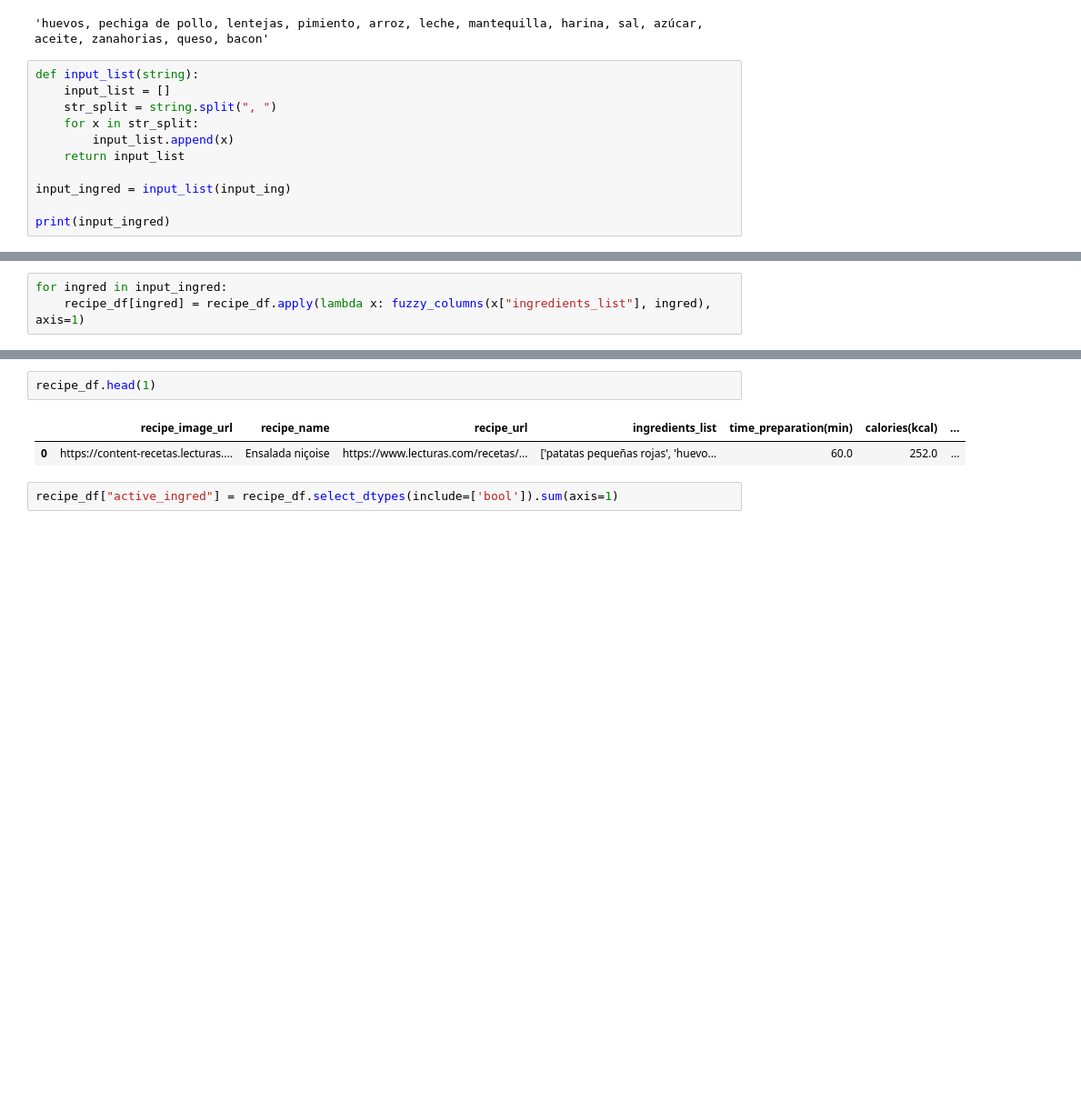
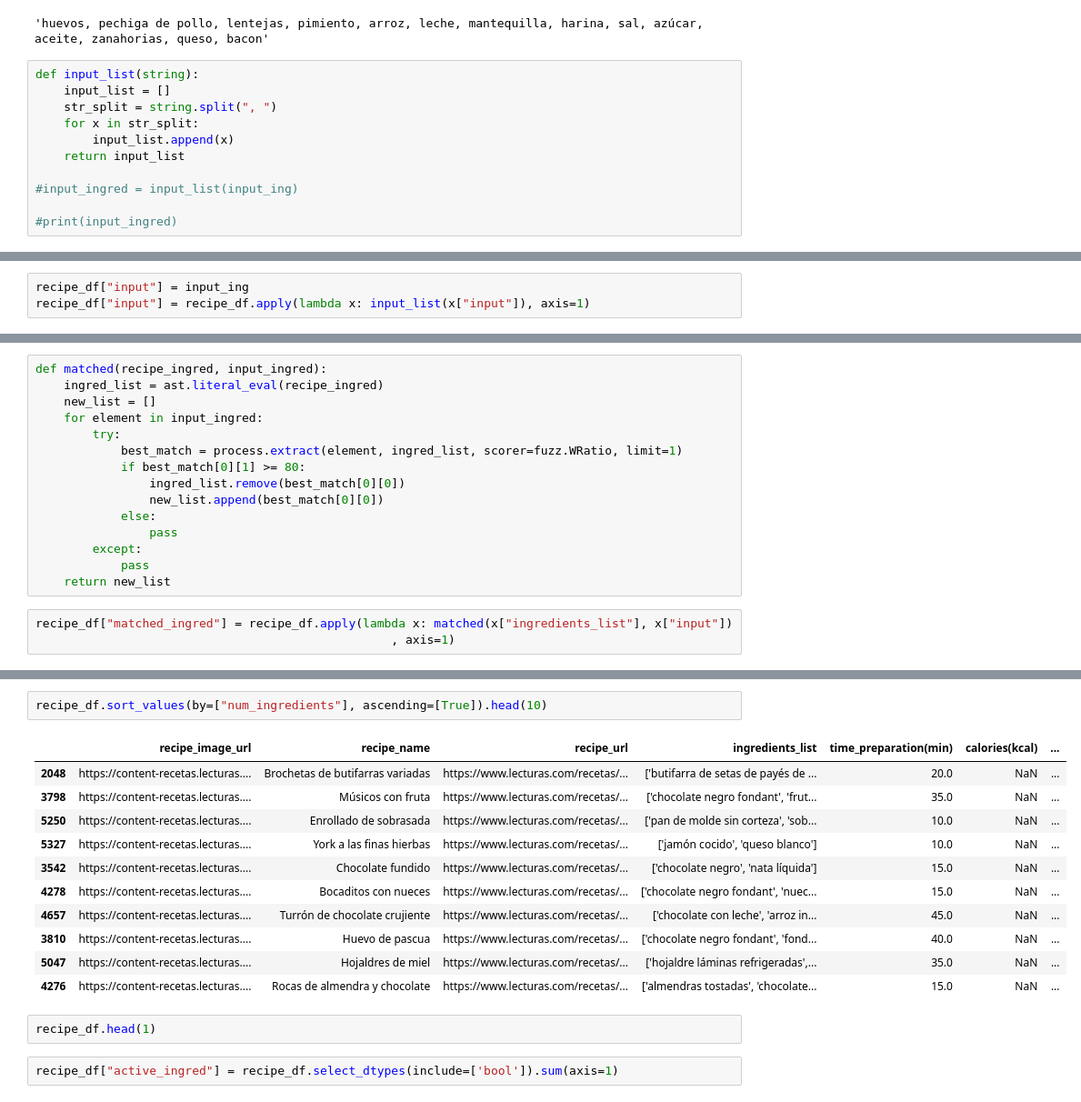
Before and after one commit to vkamg/Ironhack-Final-Project, a Jupyter notebook: notebooks/output.ipynb, the cells around one changed output, grey strips where cells are left out. Shown at 91% size. Saved outputs shown, nothing was run; the diff lists cells and outputs as text; blank space fills up the shorter version.

Commit message:
fuzzy wuzzy function improved

```diff
--- a/notebooks/output.ipynb
+++ b/notebooks/output.ipynb
@@ -48,6 +48,6 @@ def input_list(string):
         input_list.append(x)
     return input_list
 
-input_ingred = input_list(input_ing)
+#input_ingred = input_list(input_ing)
 
-print(input_ingred)
+#print(input_ingred)
@@ -64,0 +54,3 @@ def fuzzy_columns(column, input_string):
+# %%
+recipe_df["input"] = input_ing
+recipe_df["input"] = recipe_df.apply(lambda x: input_list(x["input"]), axis=1)
@@ -65,3 +78,18 @@ def fuzzy_columns(column, input_string):
+# %%
+def matched(recipe_ingred, input_ingred):
+    ingred_list = ast.literal_eval(recipe_ingred)
+    new_list = []
+    for element in input_ingred:
+        try:
+            best_match = process.extract(element, ingred_list, scorer=fuzz.WRatio, limit=1)
+            if best_match[0][1] >= 80:
+                ingred_list.remove(best_match[0][0])
+                new_list.append(best_match[0][0])
+            else:
+                pass
+        except:
+            pass
+    return new_list
 # %%
-for ingred in input_ingred:
-    recipe_df[ingred] = recipe_df.apply(lambda x: fuzzy_columns(x["ingredients_list"], ingred), axis=1)
+recipe_df["matched_ingred"] = recipe_df.apply(lambda x: matched(x["ingredients_list"], x["input"])
+                                                  , axis=1)
@@ -68,8 +105,19 @@ for ingred in input_ingred:
+# %%
+recipe_df.sort_values(by=["num_ingredients"], ascending=[True]).head(10)
+# %% [output]
+|  | recipe_image_url | recipe_name | recipe_url | ingredients_list | time_preparation(min) | calories(kcal) | ... |
+| 2048 | https://content-recetas.lecturas.... | Brochetas de butifarras variadas | https://www.lecturas.com/recetas/... | ['butifarra de setas de payés de ... | 20.0 | NaN | ... |
+| 3798 | https://content-recetas.lecturas.... | Músicos con fruta | https://www.lecturas.com/recetas/... | ['chocolate negro fondant', 'frut... | 35.0 | NaN | ... |
+| 5250 | https://content-recetas.lecturas.... | Enrollado de sobrasada | https://www.lecturas.com/recetas/... | ['pan de molde sin corteza', 'sob... | 10.0 | NaN | ... |
+| 5327 | https://content-recetas.lecturas.... | York a las finas hierbas | https://www.lecturas.com/recetas/... | ['jamón cocido', 'queso blanco'] | 10.0 | NaN | ... |
+| 3542 | https://content-recetas.lecturas.... | Chocolate fundido | https://www.lecturas.com/recetas/... | ['chocolate negro', 'nata líquida'] | 15.0 | NaN | ... |
+| 4278 | https://content-recetas.lecturas.... | Bocaditos con nueces | https://www.lecturas.com/recetas/... | ['chocolate negro fondant', 'nuec... | 15.0 | NaN | ... |
+| 4657 | https://content-recetas.lecturas.... | Turrón de chocolate crujiente | https://www.lecturas.com/recetas/... | ['chocolate con leche', 'arroz in... | 45.0 | NaN | ... |
+| 3810 | https://content-recetas.lecturas.... | Huevo de pascua | https://www.lecturas.com/recetas/... | ['chocolate negro fondant', 'fond... | 40.0 | NaN | ... |
+| 5047 | https://content-recetas.lecturas.... | Hojaldres de miel | https://www.lecturas.com/recetas/... | ['hojaldre láminas refrigeradas',... | 35.0 | NaN | ... |
+| 4276 | https://content-recetas.lecturas.... | Rocas de almendra y chocolate | https://www.lecturas.com/recetas/... | ['almendras tostadas', 'chocolate... | 15.0 | NaN | ... |
 # %%
 recipe_df.head(1)
-# %% [output]
-|  | recipe_image_url | recipe_name | recipe_url | ingredients_list | time_preparation(min) | calories(kcal) | ... |
-| 0 | https://content-recetas.lecturas.... | Ensalada niçoise | https://www.lecturas.com/recetas/... | ['patatas pequeñas rojas', 'huevo... | 60.0 | 252.0 | ... |
 # %%
 recipe_df["active_ingred"] = recipe_df.select_dtypes(include=['bool']).sum(axis=1)
 # %%
```
Also changed, not shown: parts of 13 cells of this notebook, 2 other files.
